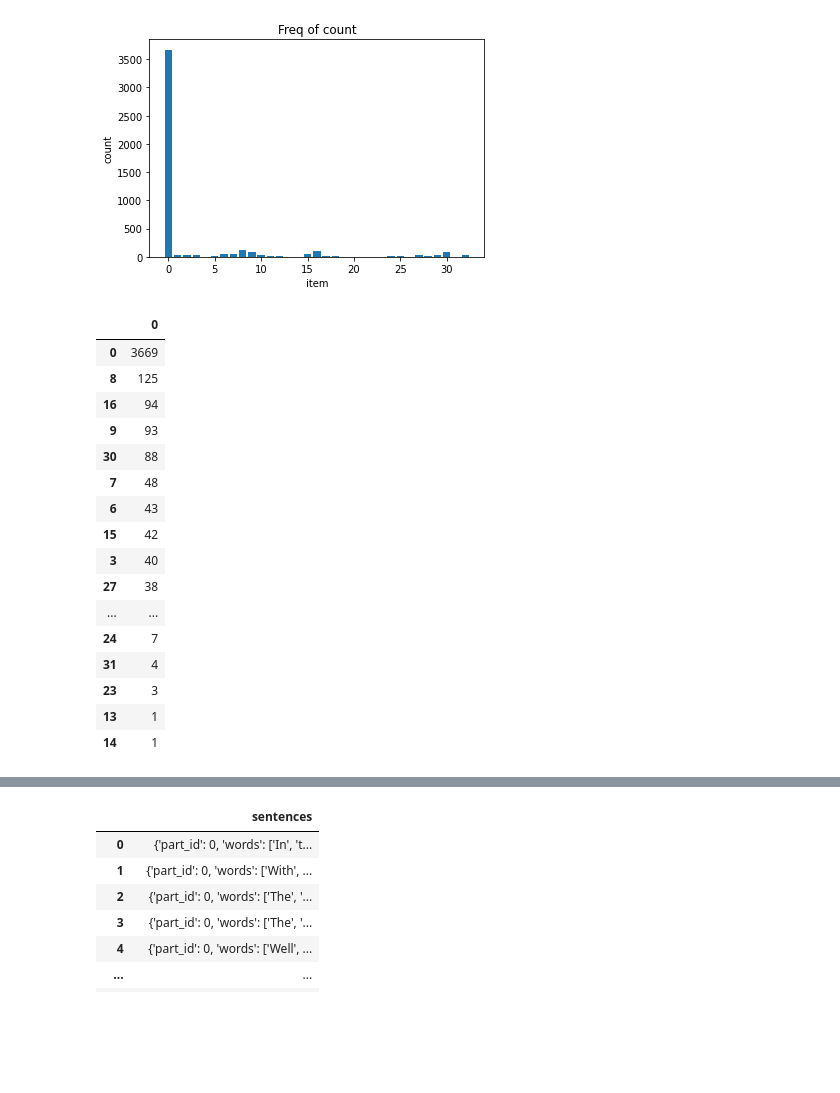
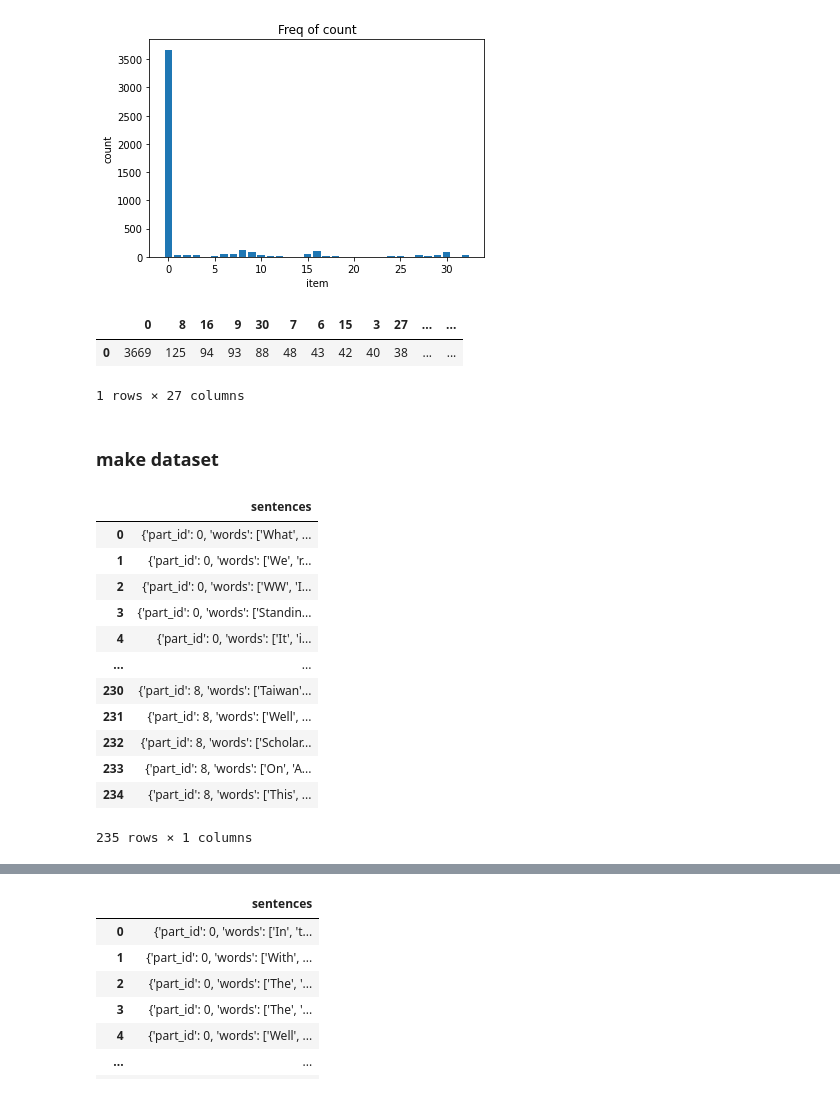
Before and after one commit to hr1588/NLP, a Jupyter notebook: ner_dataset.ipynb, the cells around one changed output, grey strips where cells are left out. Cells and saved outputs as stored; diff of their text form; code cells hidden in the pictures; blank space fills up the shorter version.

```diff
--- a/ner_dataset.ipynb
+++ b/ner_dataset.ipynb
@@ -96,0 +126,5 @@ Sequence(feature=ClassLabel(names=['O', 'B-PERSON', 'I-PERSON', 'B-NORP', 'I-NOR
+# %%
+ner_list_v = []
+
+for i in range(len(mini_val)):
+    ner_list_v.append(mini_val[i]['named_entities'])
@@ -96,0 +144,3 @@ Sequence(feature=ClassLabel(names=['O', 'B-PERSON', 'I-PERSON', 'B-NORP', 'I-NOR
+# %%
+mini_test = v12_dataset['test']['sentences'][0]
+mini_test[0]
@@ -96,0 +165,10 @@ Sequence(feature=ClassLabel(names=['O', 'B-PERSON', 'I-PERSON', 'B-NORP', 'I-NOR
+# %%
+words_list_t = []
+
+for i in range(len(mini_test)):
+    words_list_t.append(mini_test[i]['words'])
+# %%
+ner_list_t = []
+
+for i in range(len(mini_test)):
+    ner_list_t.append(mini_test[i]['named_entities'])
@@ -288,22 +688,26 @@ plt.show()
 # %% [output]
 [figure]
 # %%
-pd.DataFrame(counts, index = [items])
+pd.DataFrame(counts, index = [items]).T
 # %% [output]
-|  | 0 |
-| 0 | 3669 |
-| 8 | 125 |
-| 16 | 94 |
-| 9 | 93 |
-| 30 | 88 |
-| 7 | 48 |
-| 6 | 43 |
-| 15 | 42 |
-| 3 | 40 |
-| 27 | 38 |
-| ... | ... |
-| 24 | 7 |
-| 31 | 4 |
-| 23 | 3 |
-| 13 | 1 |
-| 14 | 1 |
+|  | 0 | 8 | 16 | 9 | 30 | 7 | 6 | 15 | 3 | 27 | ... | ... |
+| 0 | 3669 | 125 | 94 | 93 | 88 | 48 | 43 | 42 | 40 | 38 | ... | ... |
+1 rows × 27 columns
+# %% [markdown]
+### make dataset
+# %%
+df_0
+# %% [output]
+|  | sentences |
+| 0 | {'part_id': 0, 'words': ['What', ... |
+| 1 | {'part_id': 0, 'words': ['We', 'r... |
+| 2 | {'part_id': 0, 'words': ['WW', 'I... |
+| 3 | {'part_id': 0, 'words': ['Standin... |
+| 4 | {'part_id': 0, 'words': ['It', 'i... |
+| ... | ... |
+| 230 | {'part_id': 8, 'words': ['Taiwan'... |
+| 231 | {'part_id': 8, 'words': ['Well', ... |
+| 232 | {'part_id': 8, 'words': ['Scholar... |
+| 233 | {'part_id': 8, 'words': ['On', 'A... |
+| 234 | {'part_id': 8, 'words': ['This', ... |
+235 rows × 1 columns
```
Also changed, not shown: parts of 82 cells of this notebook.
